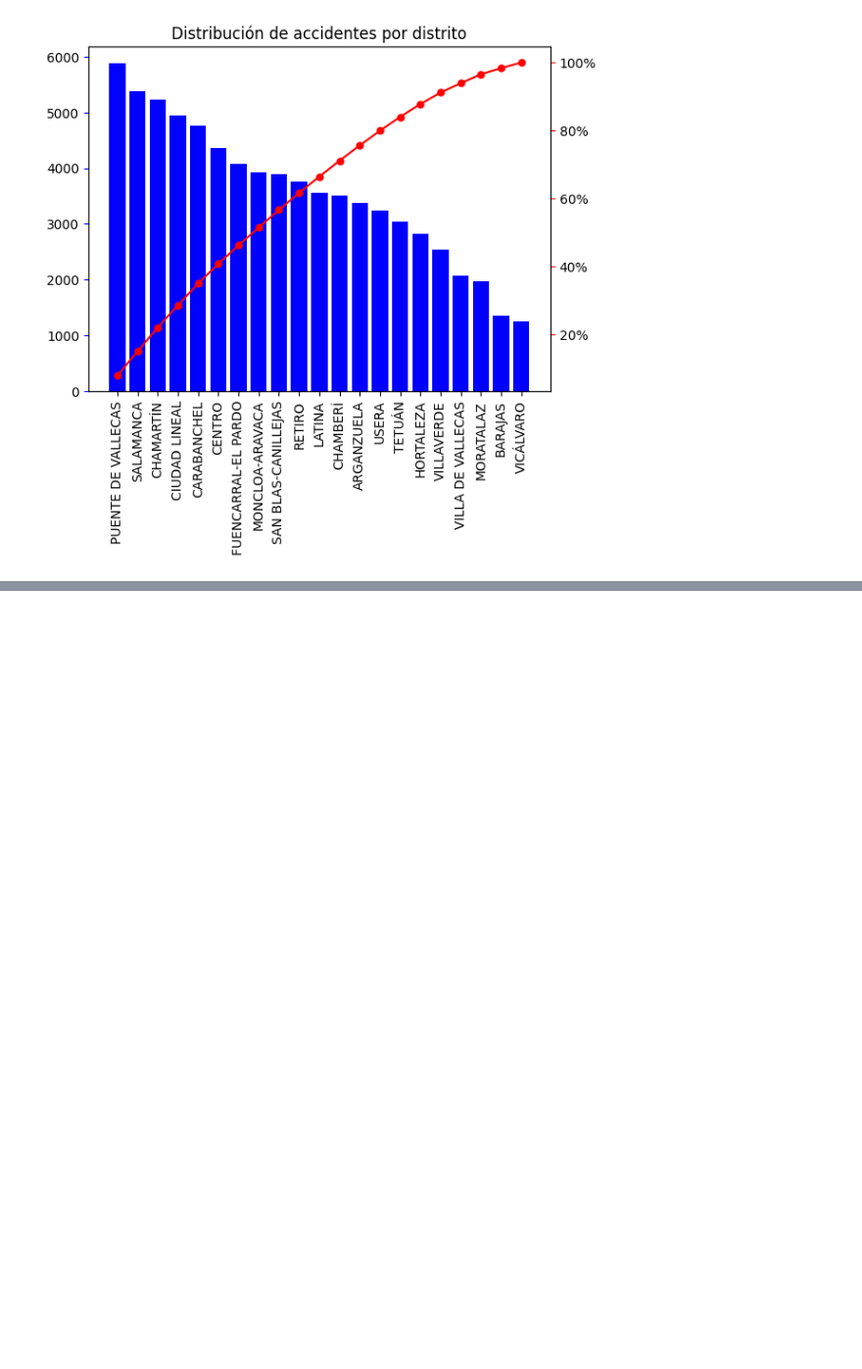
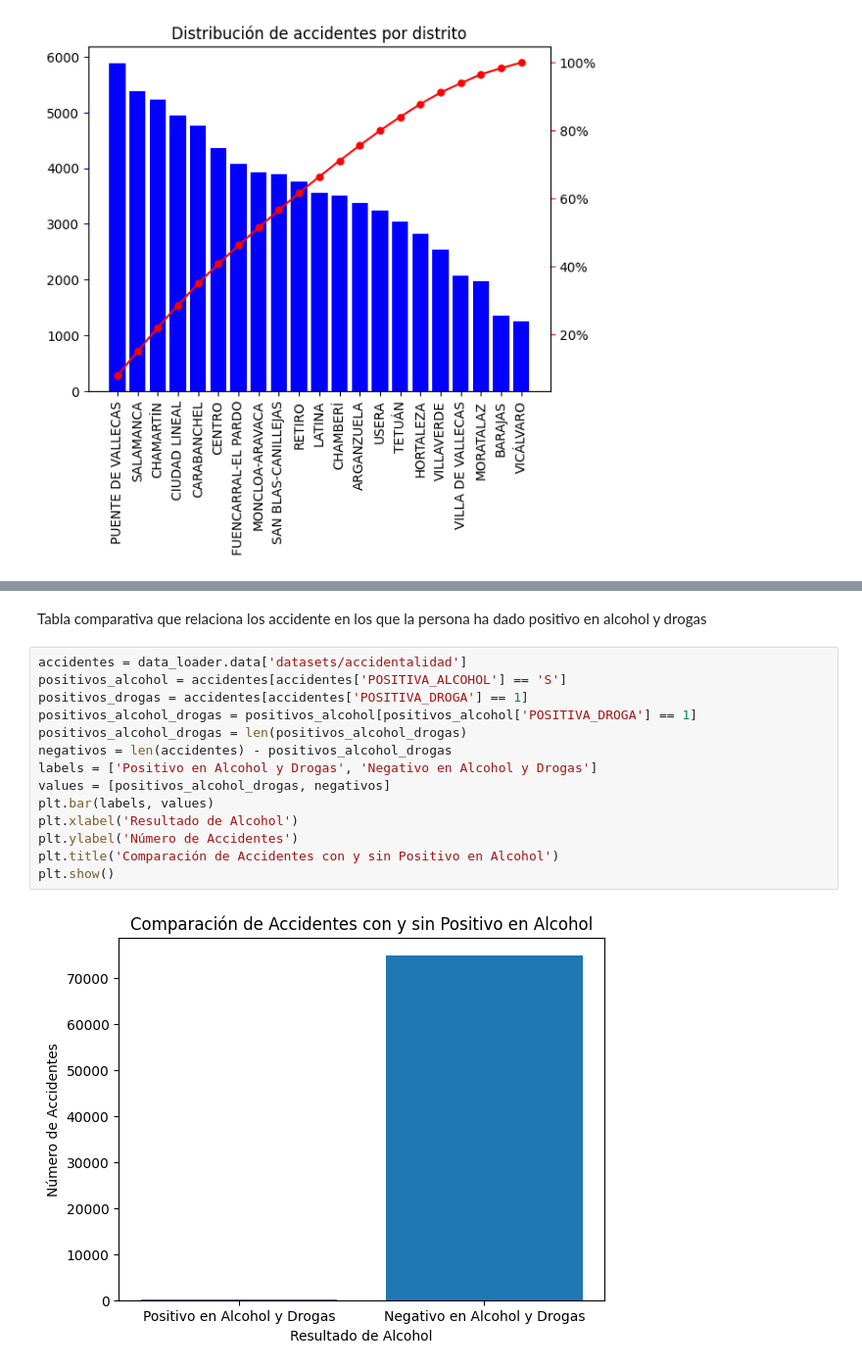
Before and after one commit to paula-gomezlucas/POD, a Jupyter notebook: CuadernoV1.ipynb, the cells around one changed output, grey strips where cells are left out. Shown at 98% size. Saved outputs shown, nothing was run; the diff lists cells and outputs as text; blank space fills up the shorter version.

```diff
--- a/CuadernoV1.ipynb
+++ b/CuadernoV1.ipynb
@@ -264,0 +295,18 @@ plt.show()
+# %% [markdown]
+Tabla comparativa que relaciona los accidente en los que la persona ha dado positivo en alcohol y drogas
+# %%
+accidentes = data_loader.data['datasets/accidentalidad']
+positivos_alcohol = accidentes[accidentes['POSITIVA_ALCOHOL'] == 'S']
+positivos_drogas = accidentes[accidentes['POSITIVA_DROGA'] == 1]
+positivos_alcohol_drogas = positivos_alcohol[positivos_alcohol['POSITIVA_DROGA'] == 1]
+positivos_alcohol_drogas = len(positivos_alcohol_drogas)
+negativos = len(accidentes) - positivos_alcohol_drogas
+labels = ['Positivo en Alcohol y Drogas', 'Negativo en Alcohol y Drogas']
+values = [positivos_alcohol_drogas, negativos]
+plt.bar(labels, values)
+plt.xlabel('Resultado de Alcohol')
+plt.ylabel('Número de Accidentes')
+plt.title('Comparación de Accidentes con y sin Positivo en Alcohol')
+plt.show()
+# %% [output]
+[figure, added]
```
Also changed, not shown: parts of 8 cells of this notebook.
